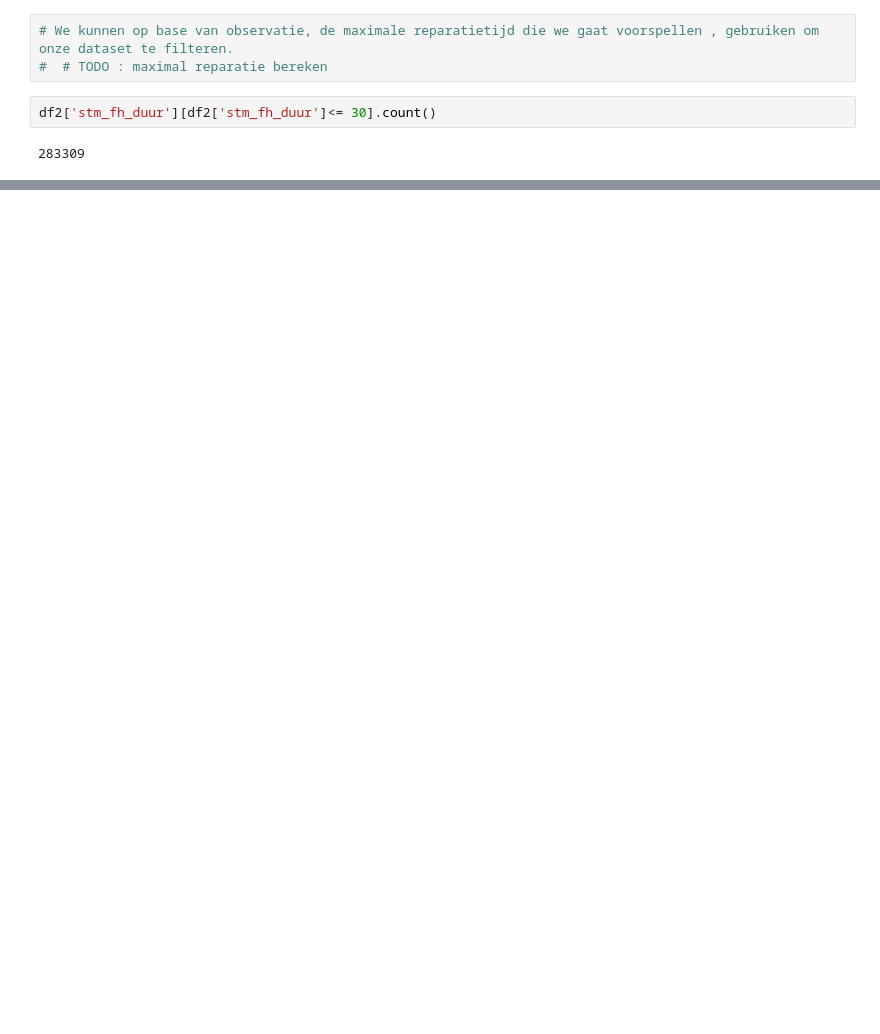
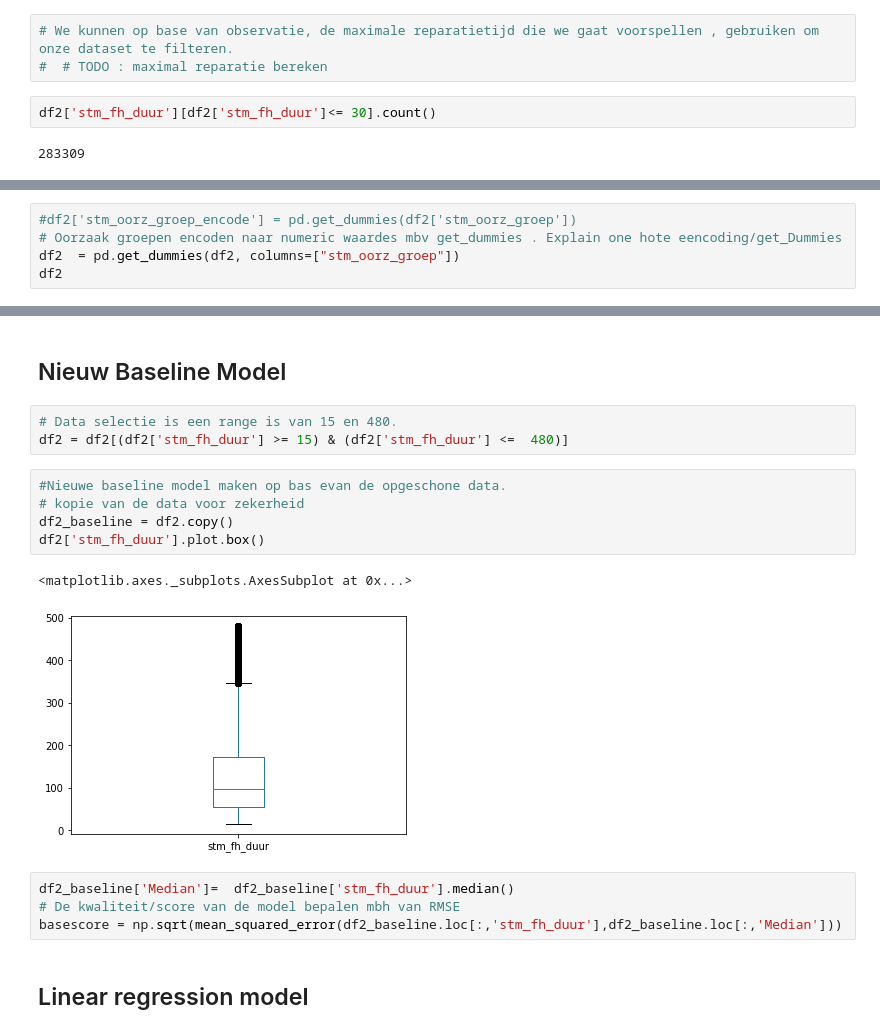
Before and after one commit to AmaryllisLee/DDB_Prorail, a Jupyter notebook: project_ProRail.ipynb, the cells around one changed output, grey strips where cells are left out. Saved outputs shown, nothing was run; the diff lists cells and outputs as text; blank space fills up the shorter version.

```diff
--- a/project_ProRail.ipynb
+++ b/project_ProRail.ipynb
@@ -515,0 +505,5 @@ Hoe vaak moet de tijd voorkomen om voorspeld
+# %%
+#df2['stm_oorz_groep_encode'] = pd.get_dummies(df2['stm_oorz_groep'])
+# Oorzaak groepen encoden naar numeric waardes mbv get_dummies . Explain one hote eencoding/get_Dummies
+df2  = pd.get_dummies(df2, columns=["stm_oorz_groep"])
+df2
@@ -515,0 +541,19 @@ Hoe vaak moet de tijd voorkomen om voorspeld
+# %% [markdown]
+## Nieuw Baseline Model
+# %%
+# Data selectie is een range is van 15 en 480.
+df2 = df2[(df2['stm_fh_duur'] >= 15) & (df2['stm_fh_duur'] <=  480)]
+# %%
+#Nieuwe baseline model maken op bas evan de opgeschone data.
+# kopie van de data voor zekerheid
+df2_baseline = df2.copy()
+df2['stm_fh_duur'].plot.box()
+# %% [output]
+<matplotlib.axes._subplots.AxesSubplot at 0x...>
+[figure, added]
+# %%
+df2_baseline['Median']=  df2_baseline['stm_fh_duur'].median()
+# De kwaliteit/score van de model bepalen mbh van RMSE
+basescore = np.sqrt(mean_squared_error(df2_baseline.loc[:,'stm_fh_duur'],df2_baseline.loc[:,'Median']))
+# %% [markdown]
+## Linear regression model
```
Also changed, not shown: parts of 27 cells of this notebook.
